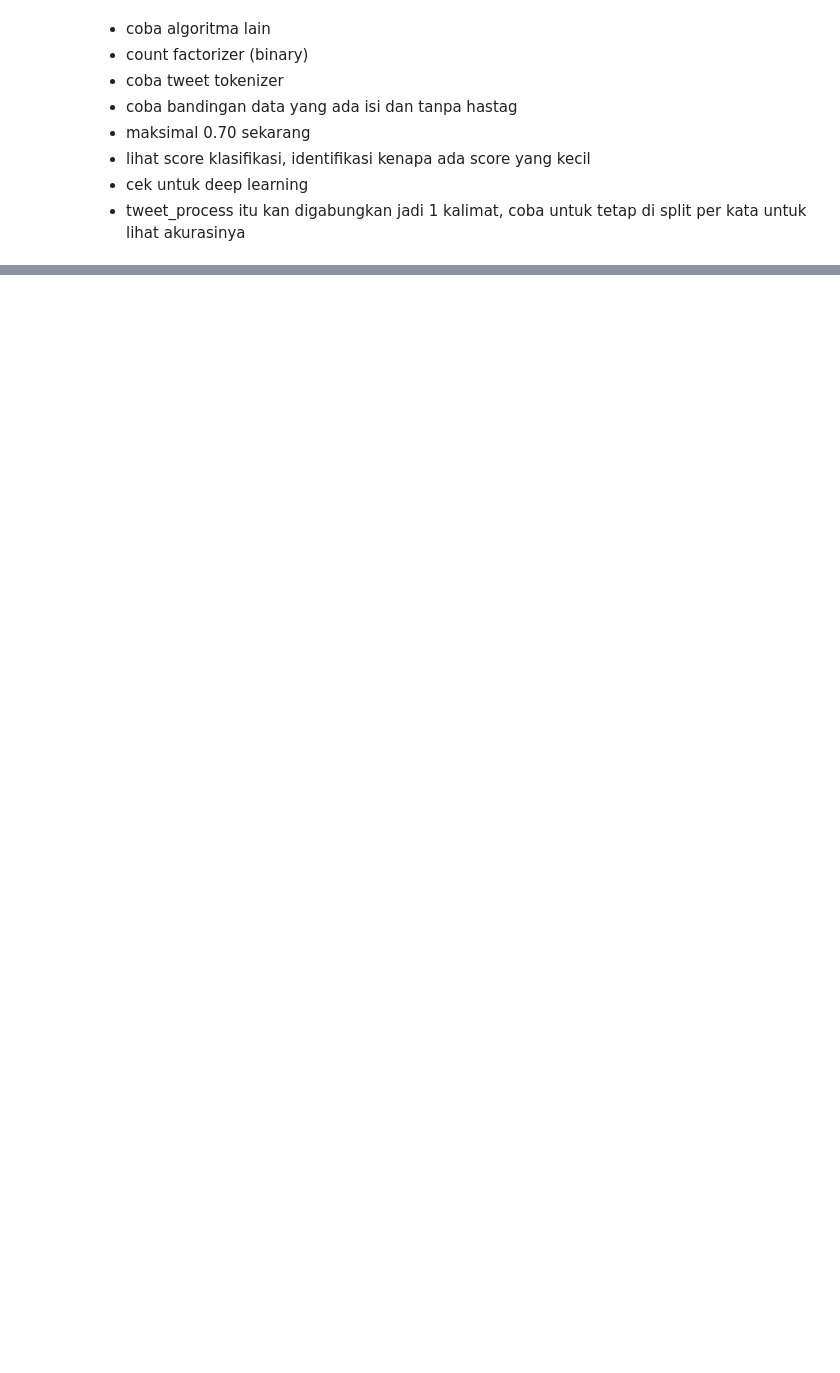
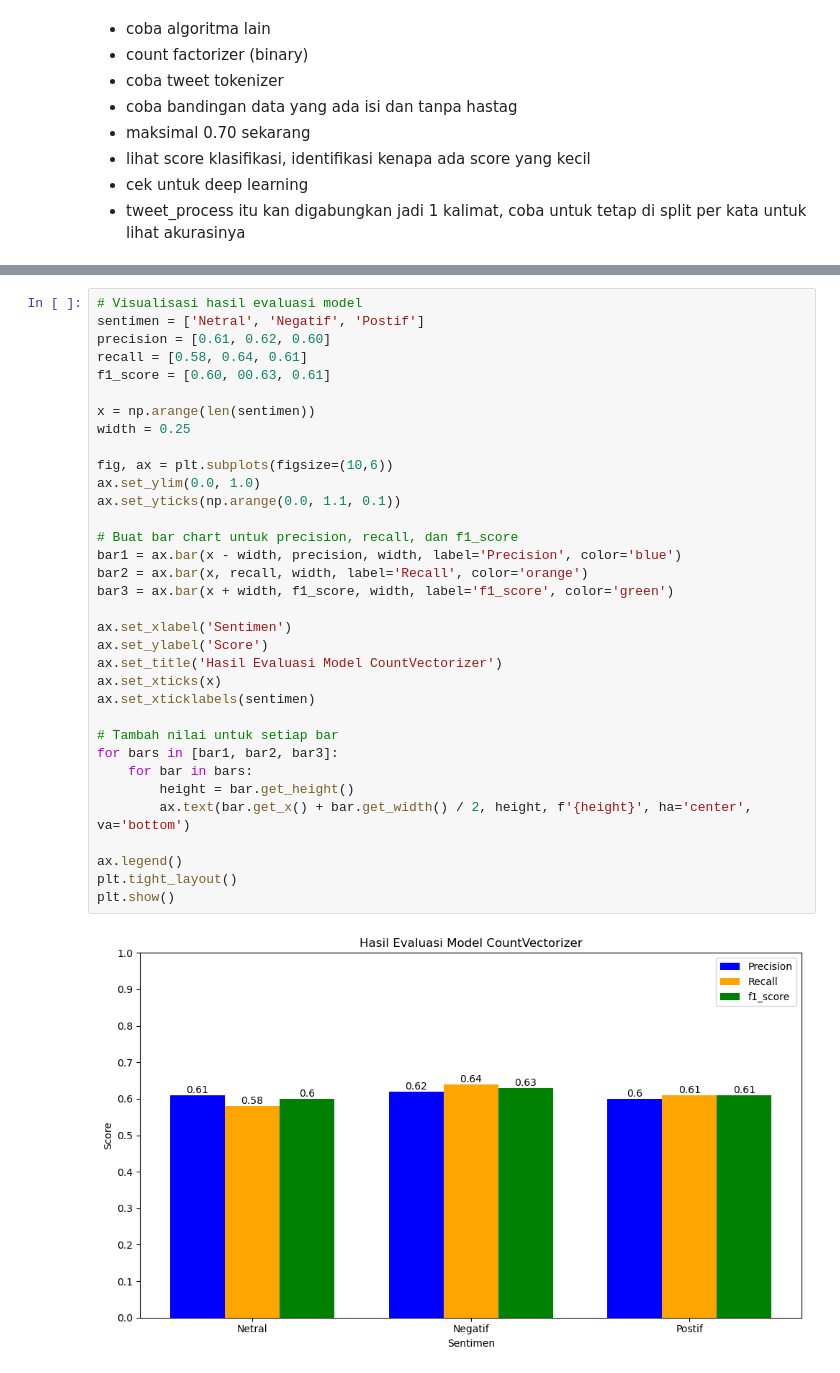
Before and after one commit to SuwandiRamadhan/Bootcamp-AI, a Jupyter notebook: Project 1/rev/project1_Model-Training-&-Evaluation.ipynb, the cells around one changed output, grey strips where cells are left out. Saved outputs shown, nothing was run; the diff lists cells and outputs as text; blank space fills up the shorter version.

```diff
--- a/Project 1/rev/project1_Model-Training-&-Evaluation.ipynb
+++ b/Project 1/rev/project1_Model-Training-&-Evaluation.ipynb
@@ -100,0 +172,36 @@ SyntaxError: invalid syntax (1947214667.py, line 1)
+# %%
+# Visualisasi hasil evaluasi model
+sentimen = ['Netral', 'Negatif', 'Postif']
+precision = [0.61, 0.62, 0.60]
+recall = [0.58, 0.64, 0.61]
+f1_score = [0.60, 00.63, 0.61]
+
+x = np.arange(len(sentimen))
+width = 0.25
+
+fig, ax = plt.subplots(figsize=(10,6))
+ax.set_ylim(0.0, 1.0)
+ax.set_yticks(np.arange(0.0, 1.1, 0.1))
+
+# Buat bar chart untuk precision, recall, dan f1_score
+bar1 = ax.bar(x - width, precision, width, label='Precision', color='blue')
+bar2 = ax.bar(x, recall, width, label='Recall', color='orange')
+bar3 = ax.bar(x + width, f1_score, width, label='f1_score', color='green')
+
+ax.set_xlabel('Sentimen')
+ax.set_ylabel('Score')
+ax.set_title('Hasil Evaluasi Model CountVectorizer')
+ax.set_xticks(x)
+ax.set_xticklabels(sentimen)
+
+# Tambah nilai untuk setiap bar
+for bars in [bar1, bar2, bar3]:
+    for bar in bars:
+        height = bar.get_height()
+        ax.text(bar.get_x() + bar.get_width() / 2, height, f'{height}', ha='center', va='bottom')
+
+ax.legend()
+plt.tight_layout()
+plt.show()
+# %% [output]
+[figure, added]
```
Also changed, not shown: parts of 13 cells of this notebook, 2 other files.
